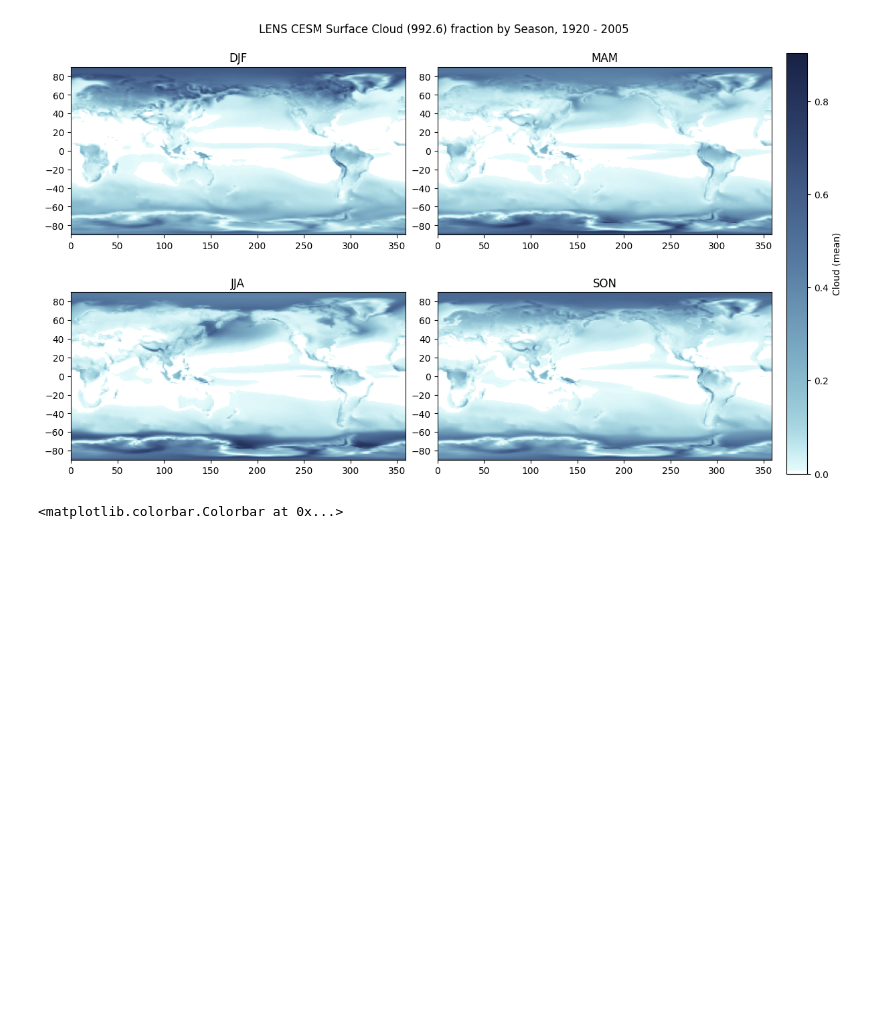
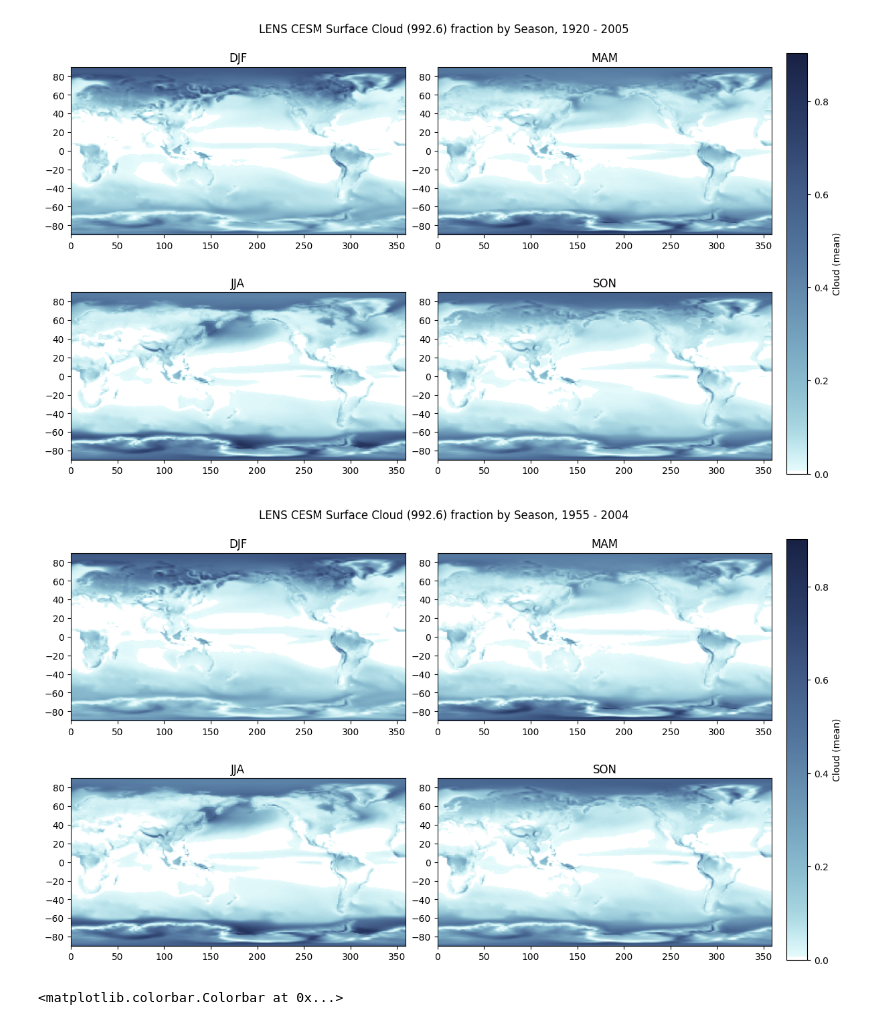
Before and after one commit to ywanika/MSC25_LowCloud, a Jupyter notebook: 01visualizeCESMstd.ipynb, the cells around one changed output. Drawn from its saved outputs; the diff is of its cells as text; code cells hidden in the pictures; blank space fills up the shorter version.

```diff
--- a/01visualizeCESMstd.ipynb
+++ b/01visualizeCESMstd.ipynb
@@ -40,3 +40,7 @@ Attributes:
     units:         fraction
     long_name:     Cloud fraction
     cell_methods:  time: mean
+# %%
+cloud_study = xr.open_dataset("data/cesm_StdModel/cloud_std_study.nc")
+cloud_study = cloud_study.CLOUD
+cloud_study
@@ -117,6 +136,49 @@ plt.savefig("dataViz/LENS_Global_Seasonal_Map")
 plt.show()
 # %% [output]
 [figure]
+# %%
+#global seasonal mean study (1955 - 2004)
+
+djf = select_season(cloud_study, [12, 1, 2], "DJF").mean("time")
+mam = select_season(cloud_study, [3, 4, 5], "MAM").mean("time")
+jja = select_season(cloud_study, [6, 7, 8], "JJA").mean("time")
+son = select_season(cloud_study, [9, 10, 11], "SON").mean("time")
+
+djf_data = djf.values
+mam_data = mam.values
+jja_data = jja.values
+son_data = son.values
+
+# Coordinates (for labeling)
+lat = djf['lat'].values
+lon = djf['lon'].values
+
+fig, axs = plt.subplots(2, 2, figsize=(12, 7), constrained_layout=True, gridspec_kw={'hspace': 0, 'wspace': 0})
+fig.suptitle("LENS CESM Surface Cloud (992.6) fraction by Season, 1955 - 2004")
+
+# Set shared color range (optional)
+vmin = min(djf_data.min(), mam_data.min(), jja_data.min(), son_data.min())
+vmax = max(djf_data.max(), mam_data.max(), jja_data.max(), son_data.max())
+
+# Plot manually
+im0 = axs[0, 0].imshow(djf_data, origin='lower', vmin=vmin, vmax=vmax, extent=[lon.min(), lon.max(), lat.min(), lat.max()], cmap = fog_cmap)
+axs[0, 0].set_title("DJF")
+
+im1 = axs[0, 1].imshow(mam_data, origin='lower', vmin=vmin, vmax=vmax, extent=[lon.min(), lon.max(), lat.min(), lat.max()], cmap = fog_cmap)
+axs[0, 1].set_title("MAM")
+
+im2 = axs[1, 0].imshow(jja_data, origin='lower', vmin=vmin, vmax=vmax, extent=[lon.min(), lon.max(), lat.min(), lat.max()], cmap = fog_cmap)
+axs[1, 0].set_title("JJA")
+
+im3 = axs[1, 1].imshow(son_data, origin='lower', vmin=vmin, vmax=vmax, extent=[lon.min(), lon.max(), lat.min(), lat.max()], cmap = fog_cmap)
+axs[1, 1].set_title("SON")
+
+fig.colorbar(im0, ax=axs, orientation='vertical', fraction=0.03, pad=0.02, label='Cloud (mean)')
+
+plt.savefig("dataViz/LENS_study_Global_Seasonal_Map")
+plt.show()
+# %% [output]
+[figure, added]
 # %%
 #JJA Color options
 
```
Also changed, not shown: parts of 5 cells of this notebook, 7 other files.
